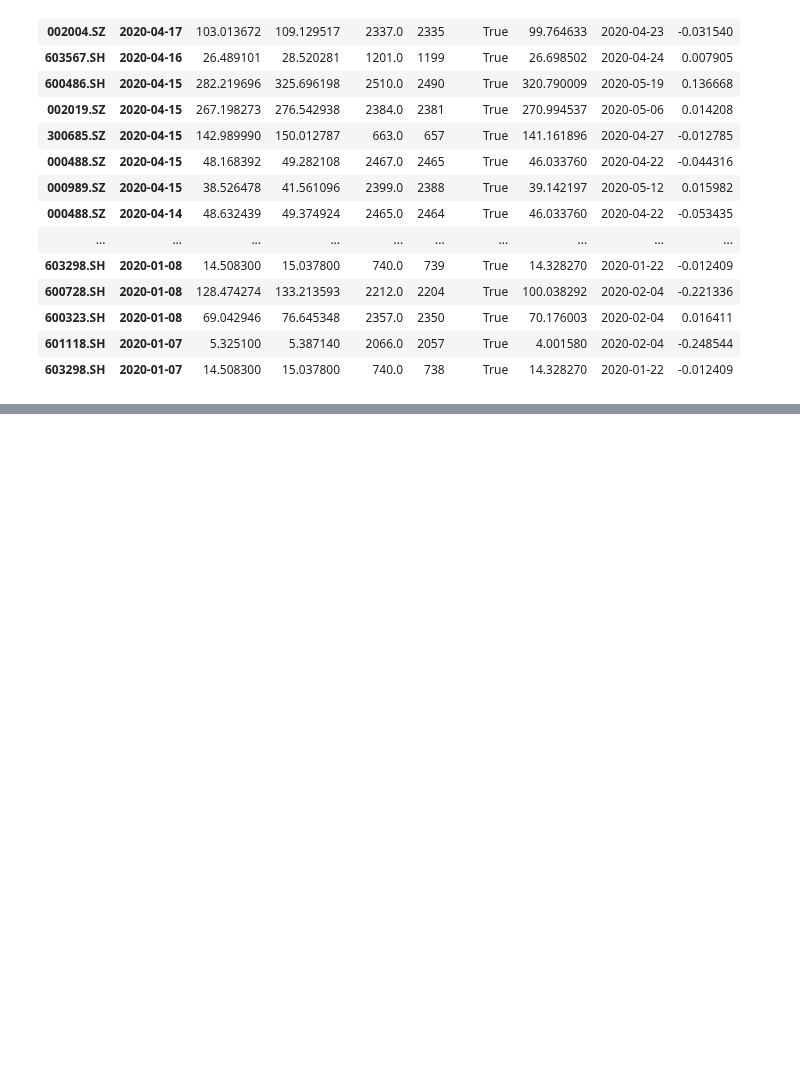
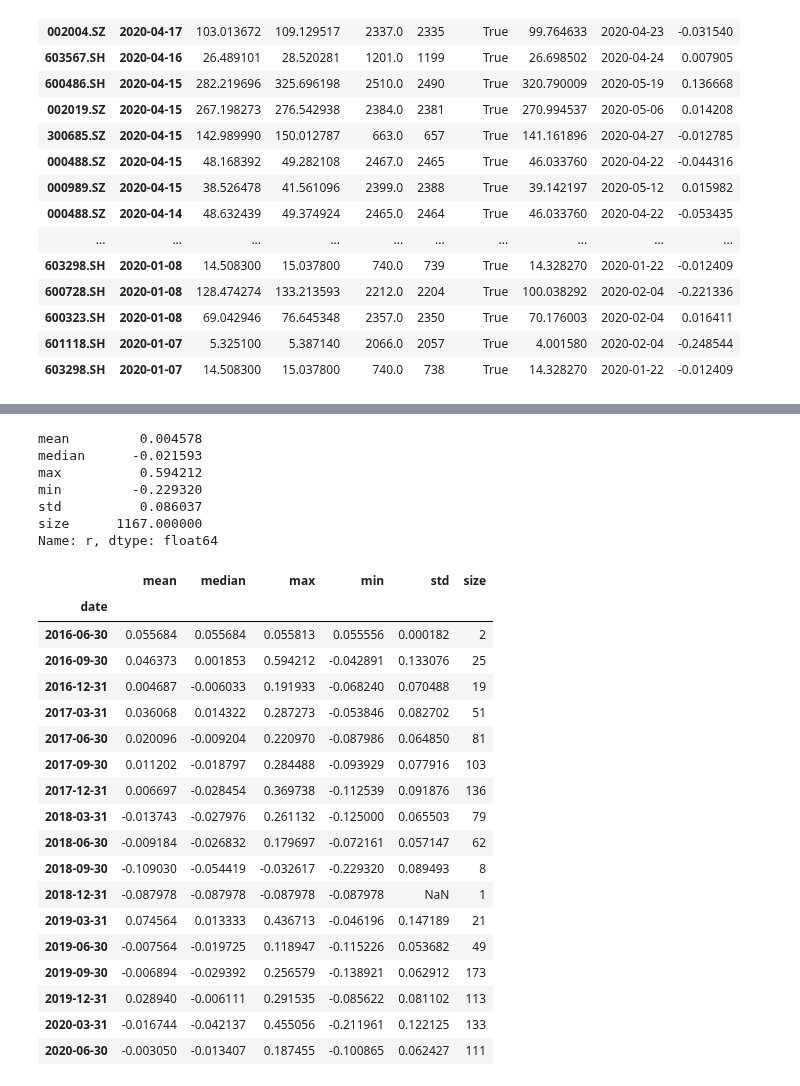
Before and after one commit to Bantorra0/Quant, a Jupyter notebook: Untitled1.ipynb, the cells around one changed output, grey strips where cells are left out. Cells and saved outputs as stored; diff of their text form; code cells hidden in the pictures; blank space fills up the shorter version.

```diff
--- a/Untitled1.ipynb
+++ b/Untitled1.ipynb
@@ -473,0 +631,31 @@ tmp[tmp['r'].notnull()].head(100)
+# %%
+index= df_tmp.index[mask_final]
+df_r.loc[index,'r'].agg(agg_operations)
+df_r.loc[index].reset_index('code')['r'].resample('Q').agg(agg_operations)
+# %% [output]
+mean         0.004578
+median      -0.021593
+max          0.594212
+min         -0.229320
+std          0.086037
+size      1167.000000
+Name: r, dtype: float64
+|  | mean | median | max | min | std | size |
+| date |  |  |  |  |  |  |
+| 2016-06-30 | 0.055684 | 0.055684 | 0.055813 | 0.055556 | 0.000182 | 2 |
+| 2016-09-30 | 0.046373 | 0.001853 | 0.594212 | -0.042891 | 0.133076 | 25 |
+| 2016-12-31 | 0.004687 | -0.006033 | 0.191933 | -0.068240 | 0.070488 | 19 |
+| 2017-03-31 | 0.036068 | 0.014322 | 0.287273 | -0.053846 | 0.082702 | 51 |
+| 2017-06-30 | 0.020096 | -0.009204 | 0.220970 | -0.087986 | 0.064850 | 81 |
+| 2017-09-30 | 0.011202 | -0.018797 | 0.284488 | -0.093929 | 0.077916 | 103 |
+| 2017-12-31 | 0.006697 | -0.028454 | 0.369738 | -0.112539 | 0.091876 | 136 |
+| 2018-03-31 | -0.013743 | -0.027976 | 0.261132 | -0.125000 | 0.065503 | 79 |
+| 2018-06-30 | -0.009184 | -0.026832 | 0.179697 | -0.072161 | 0.057147 | 62 |
+| 2018-09-30 | -0.109030 | -0.054419 | -0.032617 | -0.229320 | 0.089493 | 8 |
+| 2018-12-31 | -0.087978 | -0.087978 | -0.087978 | -0.087978 | NaN | 1 |
+| 2019-03-31 | 0.074564 | 0.013333 | 0.436713 | -0.046196 | 0.147189 | 21 |
+| 2019-06-30 | -0.007564 | -0.019725 | 0.118947 | -0.115226 | 0.053682 | 49 |
+| 2019-09-30 | -0.006894 | -0.029392 | 0.256579 | -0.138921 | 0.062912 | 173 |
+| 2019-12-31 | 0.028940 | -0.006111 | 0.291535 | -0.085622 | 0.081102 | 113 |
+| 2020-03-31 | -0.016744 | -0.042137 | 0.455056 | -0.211961 | 0.122125 | 133 |
+| 2020-06-30 | -0.003050 | -0.013407 | 0.187455 | -0.100865 | 0.062427 | 111 |
```
Also changed, not shown: parts of 8 cells of this notebook, 2 other files.
